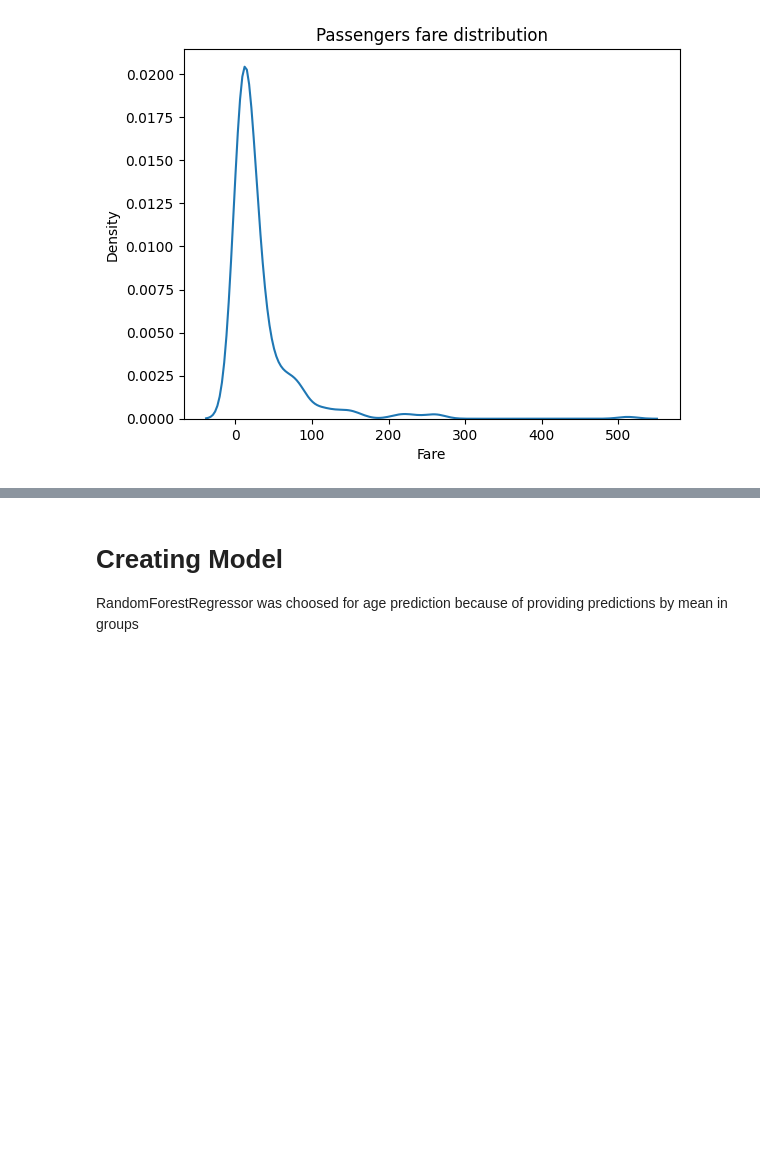
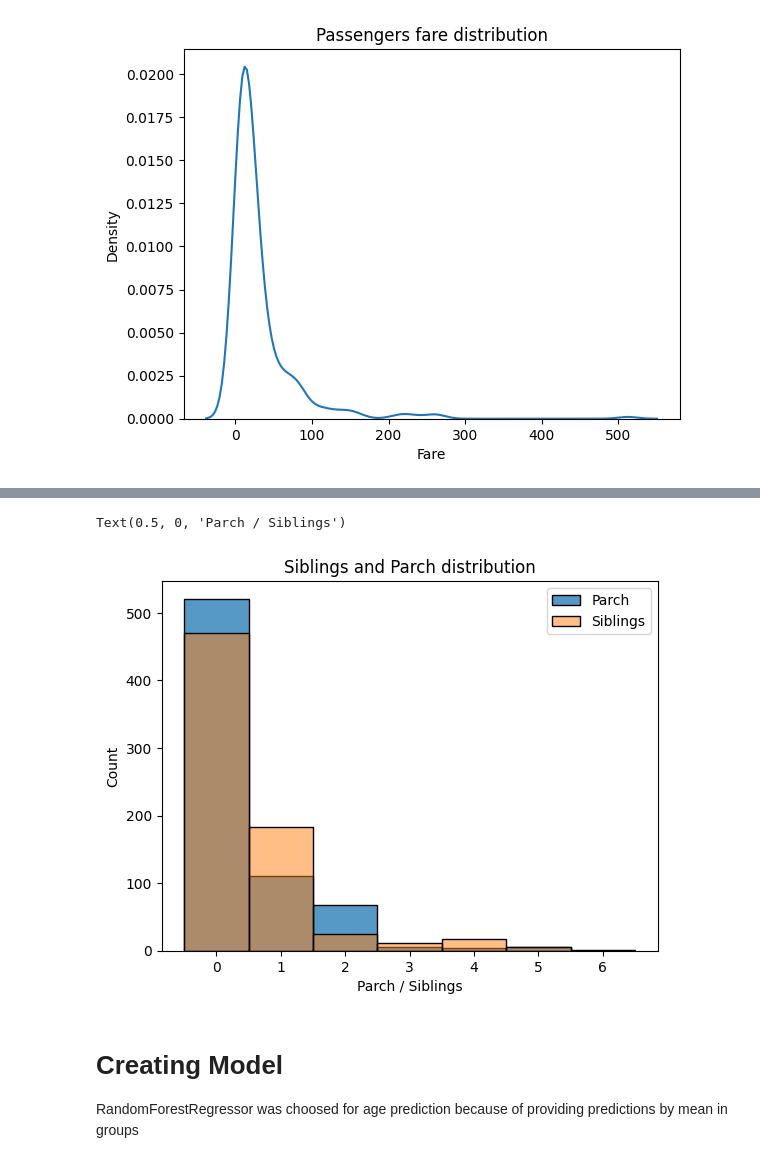
Before and after one commit to PigStep/ML-Titanic-Kaggle-contest, a Jupyter notebook: notebooks/Age regressor notebook/Age_regressor.ipynb, the cells around one changed output, grey strips where cells are left out. Drawn from its saved outputs; the diff is of its cells as text; code cells hidden in the pictures; blank space fills up the shorter version.

```diff
--- a/notebooks/Age regressor notebook/Age_regressor.ipynb
+++ b/notebooks/Age regressor notebook/Age_regressor.ipynb
@@ -88,3 +98,13 @@ Text(0.5, 1.0, 'Passengers fare distribution')
+# %%
+sns.histplot(titanic_data,x="Parch", label="Parch", discrete=True)
+sns.histplot(titanic_data,x="SibSp", label ="Siblings", discrete=True, alpha = 0.5)
+
+plt.legend()
+plt.title("Siblings and Parch distribution")
+plt.xlabel("Parch / Siblings")
+# %% [output]
+Text(0.5, 0, 'Parch / Siblings')
+[figure, added]
 # %% [markdown]
 # Creating Model
 RandomForestRegressor was choosed for age prediction because of providing predictions by mean in groups
```
Also changed, not shown: parts of 12 cells of this notebook.
